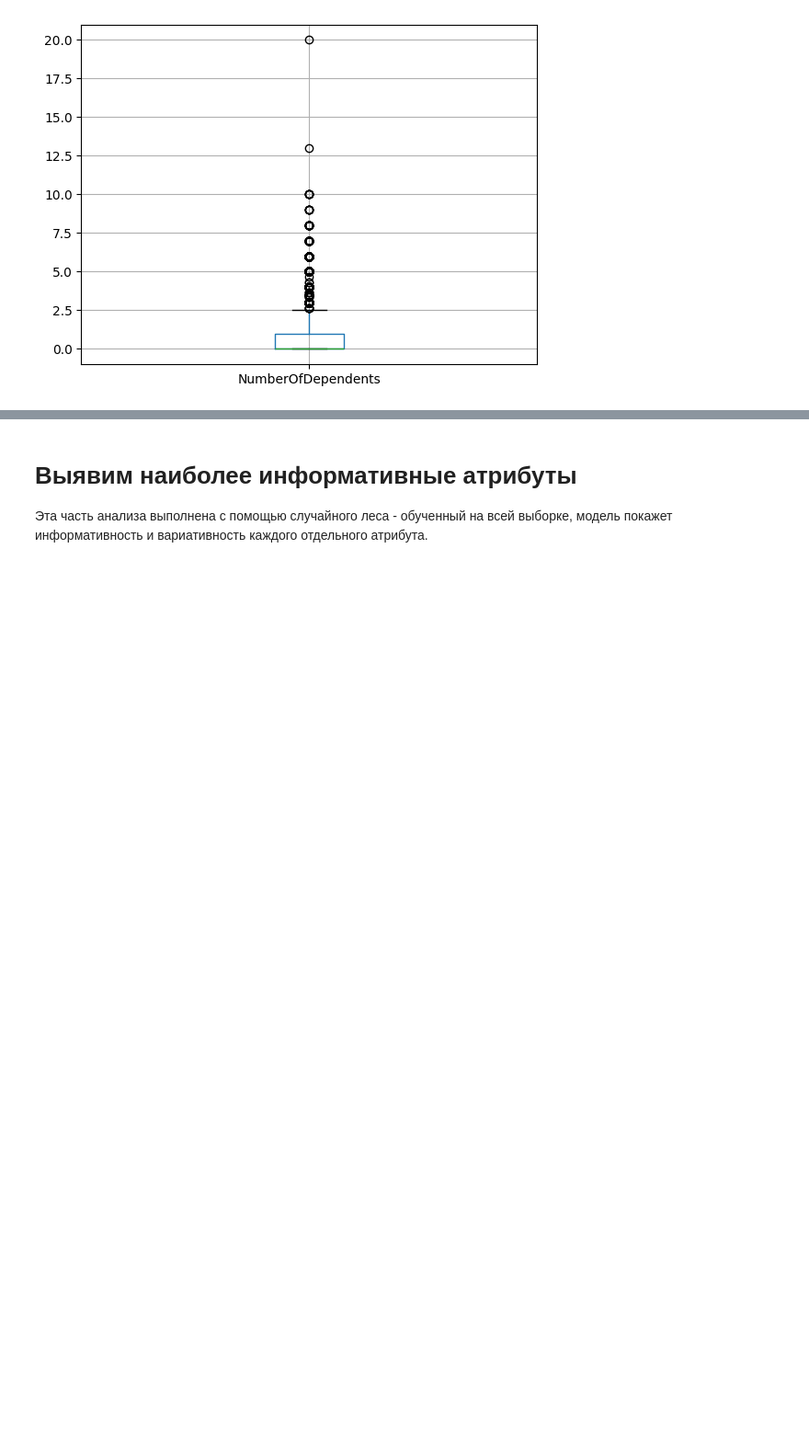
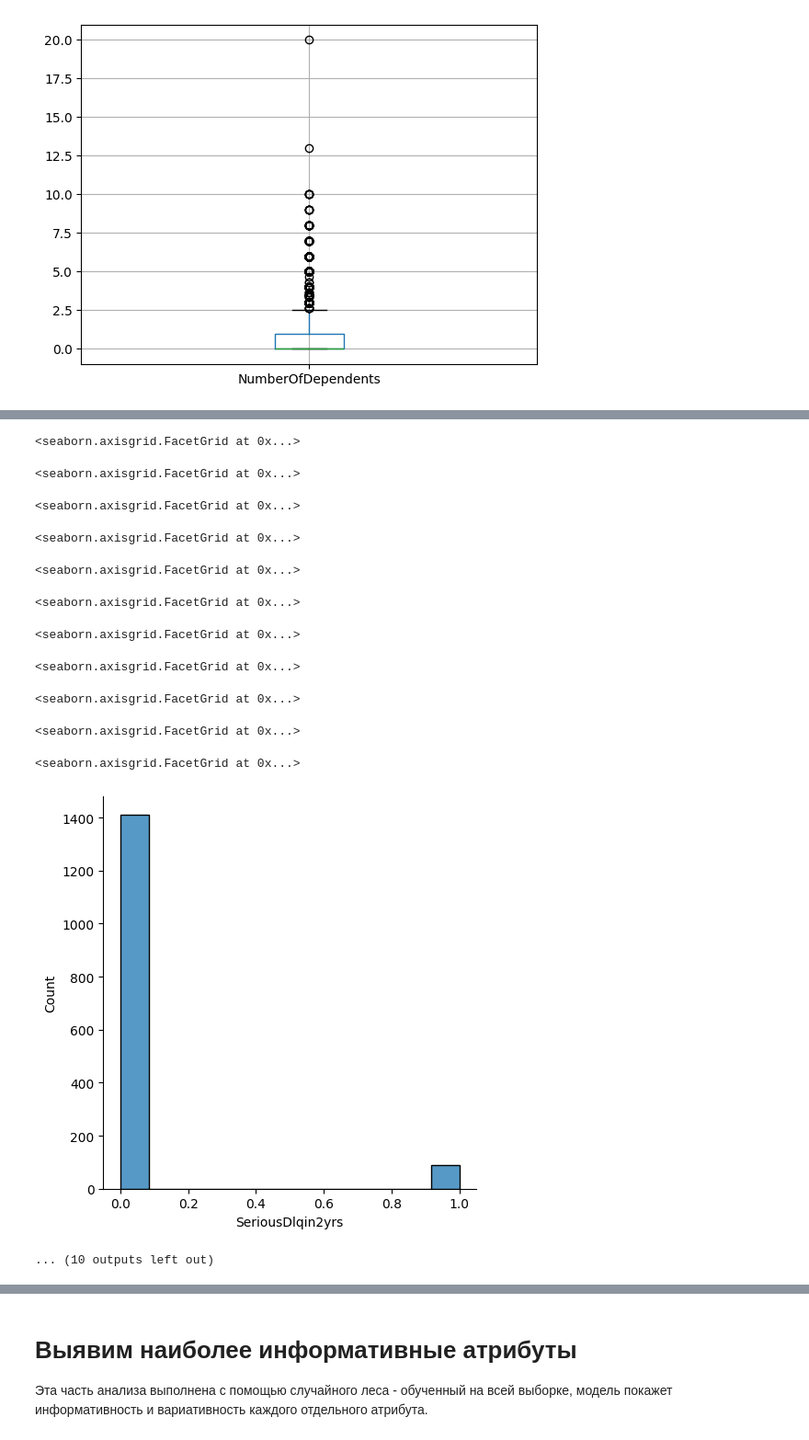
Before and after one commit to l00fi/bayes_optimization, a Jupyter notebook: main.ipynb, the cells around one changed output, grey strips where cells are left out. Shown at 92% size. Saved outputs shown, nothing was run; the diff lists cells and outputs as text; code cells hidden in the pictures; blank space fills up the shorter version.

```diff
--- a/main.ipynb
+++ b/main.ipynb
@@ -161,6 +155,6 @@ for col in data.columns:
 # %%
 topline = data["age"].quantile(0.75) + (data["age"].quantile(0.75) - data["age"].quantile(0.25)) * 1.5
-downline = 18
+downline = 22
 data = data.drop(data["age"][data["age"] > topline].index)
 data = data.drop(data["age"][data["age"] < downline].index)
 # %%
@@ -178,5 +174,21 @@ for column in another_columns:
 # %%
-# import seaborn as sns
+import seaborn as sns
+from sklearn.model_selection import train_test_split
 
-# for column in data.columns:
-#     display(sns.displot(data[column]))
+for column in data.columns:
+    data_col, _ = train_test_split(data[column], test_size=0.01)
+    display(sns.displot(_))
+# %% [output]
+<seaborn.axisgrid.FacetGrid at 0x...>
+<seaborn.axisgrid.FacetGrid at 0x...>
+<seaborn.axisgrid.FacetGrid at 0x...>
+<seaborn.axisgrid.FacetGrid at 0x...>
+<seaborn.axisgrid.FacetGrid at 0x...>
+<seaborn.axisgrid.FacetGrid at 0x...>
+<seaborn.axisgrid.FacetGrid at 0x...>
+<seaborn.axisgrid.FacetGrid at 0x...>
+<seaborn.axisgrid.FacetGrid at 0x...>
+<seaborn.axisgrid.FacetGrid at 0x...>
+<seaborn.axisgrid.FacetGrid at 0x...>
+[figure, added]
+... (10 outputs left out)
```
Also changed, not shown: parts of 55 cells of this notebook, 3 other files.
